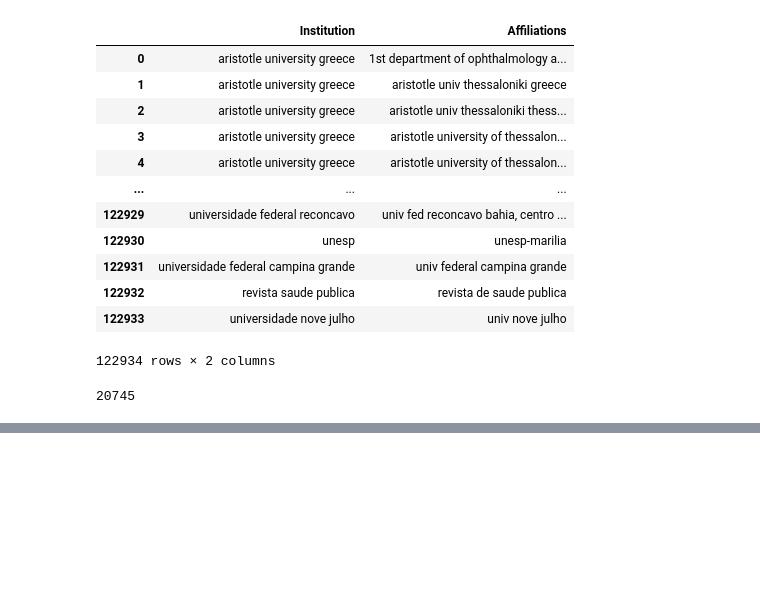
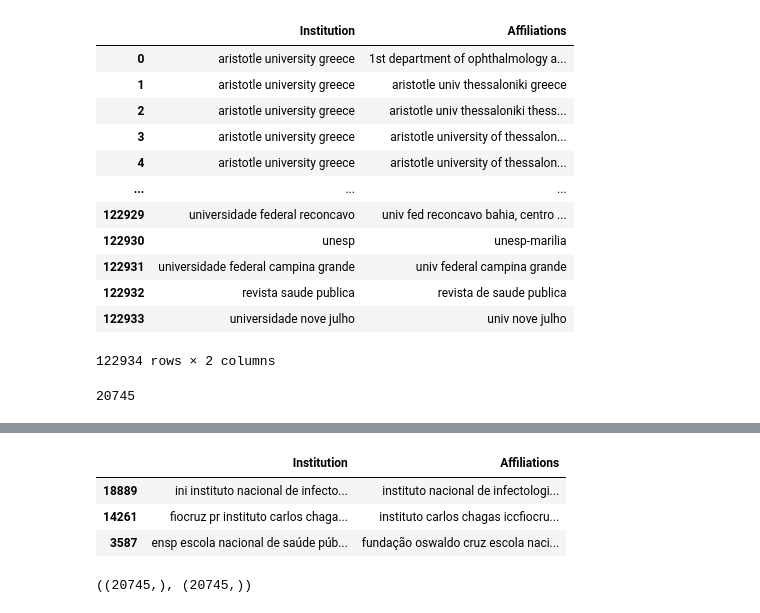
Before and after one commit to joaograndotto/PIBITI, a Jupyter notebook: Fiocruz.ipynb, the cells around one changed output, grey strips where cells are left out. Saved outputs shown, nothing was run; the diff lists cells and outputs as text; code cells hidden in the pictures; blank space fills up the shorter version.

```diff
--- a/Fiocruz.ipynb
+++ b/Fiocruz.ipynb
@@ -44,0 +65,15 @@ fiocruz.to_csv("dicionario_fiocruz.tsv", sep = "\t", index=False)
+# %%
+url = "https://raw.githubusercontent.com/joaograndotto/PIBITI/main/Datasets/dicionario_fiocruz.tsv"
+df = pd.read_csv(url, delimiter='\t')
+# %%
+df.sample(n=3)
+# %% [output]
+|  | Institution | Affiliations |
+| 18889 | ini instituto nacional de infecto... | instituto nacional de infectologi... |
+| 14261 | fiocruz pr instituto carlos chaga... | instituto carlos chagas iccfiocru... |
+| 3587 | ensp escola nacional de saúde púb... | fundação oswaldo cruz escola naci... |
+# %%
+X, y = df['Affiliations'],df['Institution']
+X.shape, y.shape
+# %% [output]
+((20745,), (20745,))
```
Also changed, not shown: parts of 37 cells of this notebook.
